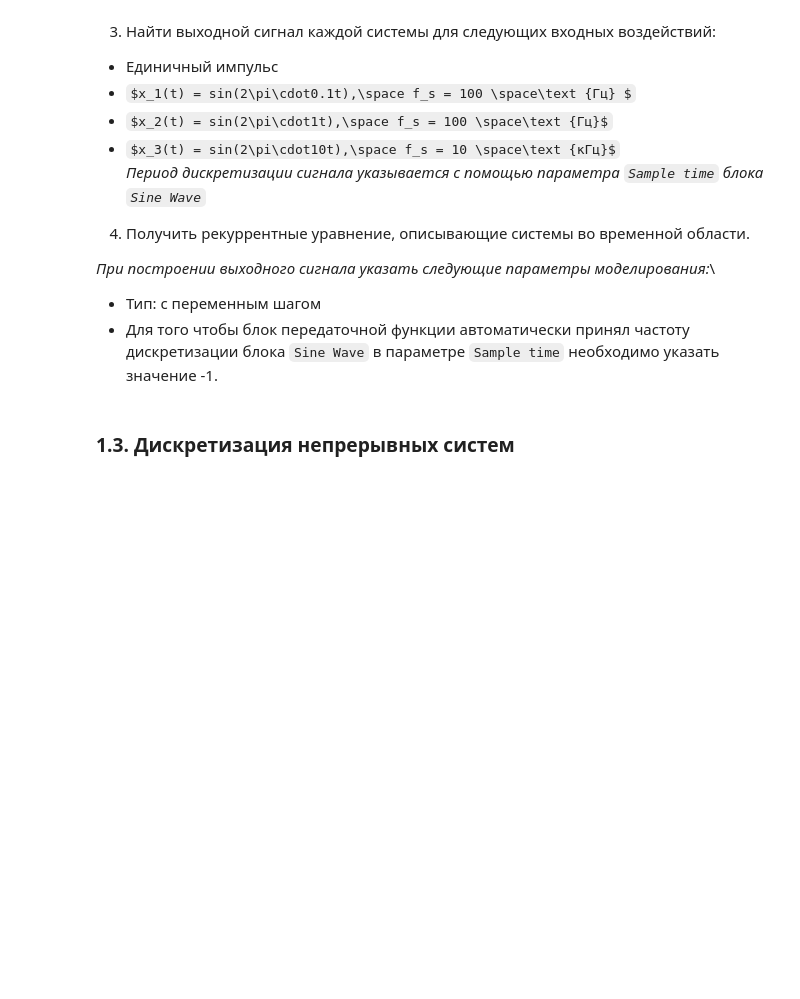
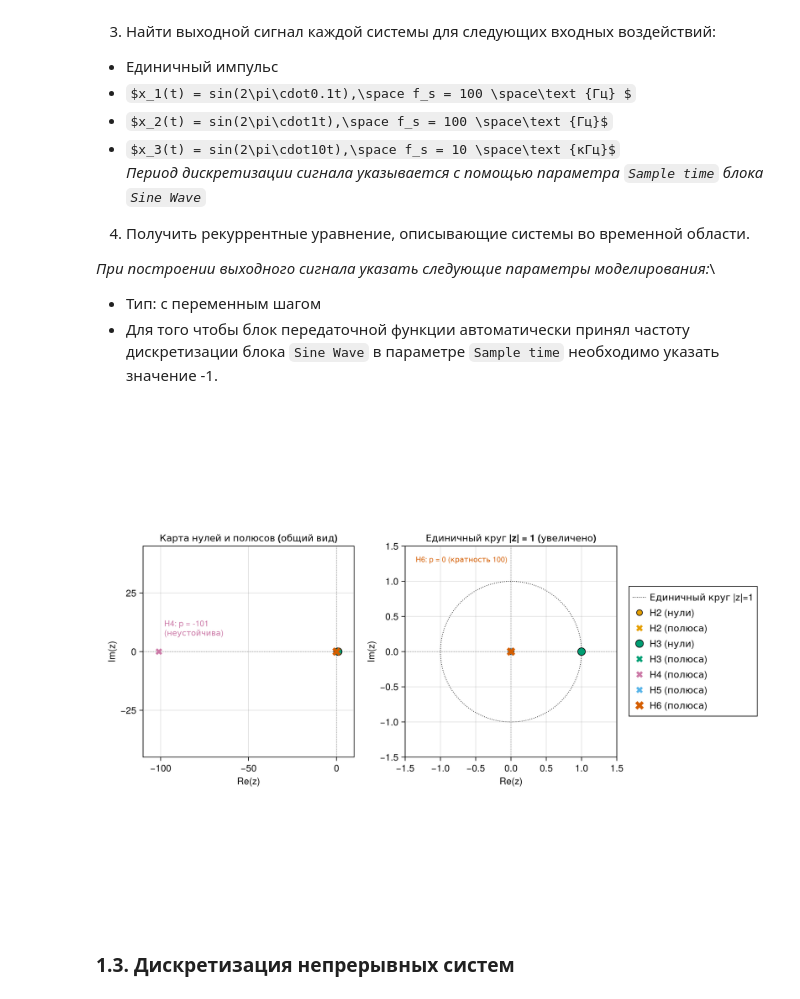
Before and after one commit to Riuga/leti, a Jupyter notebook: term 5/Signals/DSP_Lab_2.ipynb, the cells around one changed output. Drawn from its saved outputs; the diff is of its cells as text; code cells hidden in the pictures; some formulas as TeX source; blank space fills up the shorter version.

```diff
--- a/term 5/Signals/DSP_Lab_2.ipynb
+++ b/term 5/Signals/DSP_Lab_2.ipynb
@@ -458,6 +507,106 @@ systems = [("H1",          s -> K),
 _При построении выходного сигнала указать следующие параметры моделирования:_\
 * Тип: с переменным шагом
 * Для того чтобы блок передаточной функции автоматически принял частоту дискретизации блока ``Sine Wave`` в параметре ``Sample time`` необходимо указать значение -1.
+# %%
+using CairoMakie
+
+# Нули и полюса дискретных систем (m = 100, K = 1)
+data = Dict(
+    "H1" => (zeros = Tuple{Float64,Float64}[], poles = Tuple{Float64,Float64}[]),
+    "H2" => (zeros = [(0.0, 0.0)], poles = [(1.0, 0.0)]),
+    "H3" => (zeros = [(1.0, 0.0)], poles = [(0.0, 0.0)]),
+    "H4" => (zeros = Tuple{Float64,Float64}[], poles = [(-101.0, 0.0)]),
+    "H5" => (zeros = Tuple{Float64,Float64}[], poles = [(-0.005, 0.00866), (-0.005, -0.00866)]),
+    "H6" => (zeros = Tuple{Float64,Float64}[], poles = [(0.0, 0.0)]), # кратность 100
+)
+
+# Сортируем ключи для стабильного порядка цветов и легенды
+function_names = sort(collect(keys(data)))
+n = length(function_names)
+
+# Палитра цветов
+palette = n <= length(Makie.wong_colors()) ?
+          Makie.wong_colors() :
+          resample_cmap(:tab20, n)
+
+colors = Dict(fn => palette[i] for (i, fn) in enumerate(function_names))
+
+fig = Figure(size = (1000, 750))
+
+# 1. Основной график: общий вид (с учётом далёкого полюса H5 в -101)
+ax1 = Axis(fig[1, 1],
+    title = "Карта нулей и полюсов (общий вид)",
+    xlabel = "Re(z)",
+    ylabel = "Im(z)",
+    aspect = 1,
+)
+
+# 2. Увеличенный фрагмент единичного круга |z| = 1 (где лежат H2, H3, H6, H7)
+ax2 = Axis(fig[1, 2],
+    title = "Единичный круг |z| = 1 (увеличено)",
+    xlabel = "Re(z)",
+    ylabel = "Im(z)",
+    aspect = 1,
+)
+
+# Координаты единичной окружности (граница устойчивости |z| = 1)
+θ = range(0, 2π, length = 300)
+circle_x = cos.(θ)
+circle_y = sin.(θ)
+
+for ax in (ax1, ax2)
+    hlines!(ax, [0], color = :gray, linewidth = 0.6, linestyle = :dash)
+    vlines!(ax, [0], color = :gray, linewidth = 0.6, linestyle = :dash)
+    lines!(ax, circle_x, circle_y, color = :black, linewidth = 1.0, linestyle = :dot,
+           label = (ax == ax2 ? "Единичный круг |z|=1" : nothing))
+end
+
+# Отрисовка нулей и полюсов на обоих графиках
+for fn in function_names
+    z = data[fn].zeros
+    p = data[fn].poles
+    col = colors[fn]
+
+    # Небольшой сдвиг размера маркеров, чтобы совпадающие точки в (0,0) и (1,0) не перекрывали друг друга
+    sz_z = fn == "H3" ? 16 : 12
+    sz_p = fn == "H6" ? 18 : 14
+
+    if !isempty(z)
+        scatter!(ax1, first.(z), last.(z),
+            marker = :circle, markersize = sz_z,
+            color = col, strokewidth = 1, strokecolor = :black)
+        scatter!(ax2, first.(z), last.(z),
+            marker = :circle, markersize = sz_z,
+            color = col, strokewidth = 1, strokecolor = :black,
+            label = "$fn (нули)")
+    end
+    if !isempty(p)
+        scatter!(ax1, first.(p), last.(p),
+            marker = :xcross, markersize = sz_p,
+            color = col)
+        scatter!(ax2, first.(p), last.(p),
+            marker = :xcross, markersize = sz_p,
+            color = col,
+            label = "$fn (полюса)")
+    end
+end
+
+# Поясняющие подписи
+text!(ax1, -98, 6, text = "H4: p = -101\n(неустойчива)",
+      color = colors["H4"], fontsize = 12)
+text!(ax2, -1.35, 1.25, text = "H6: p = 0 (кратность 100)",
+      color = colors["H6"], fontsize = 11)
+
+# Границы осей
+limits!(ax1, -110, 10, -45, 45)
+limits!(ax2, -1.5, 1.5, -1.5, 1.5)
+
+# Общая легенда справа
+Legend(fig[1, 3], ax2, framevisible = true)
+
+fig
+# %% [output]
+[figure, added]
 # %% [markdown]
 ### 1.3. Дискретизация непрерывных систем
 # %% [markdown]
```
Also changed, not shown: parts of 2 cells of this notebook.
